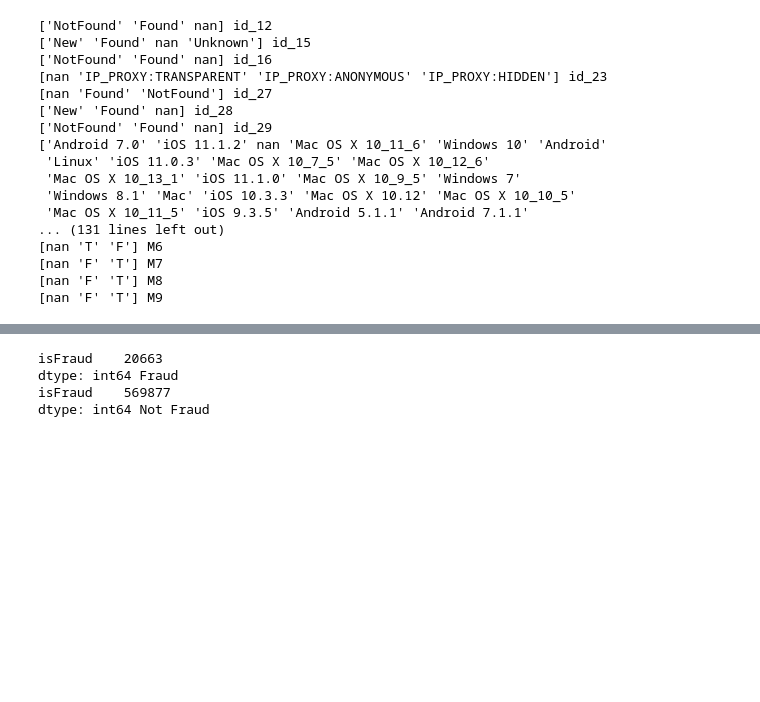
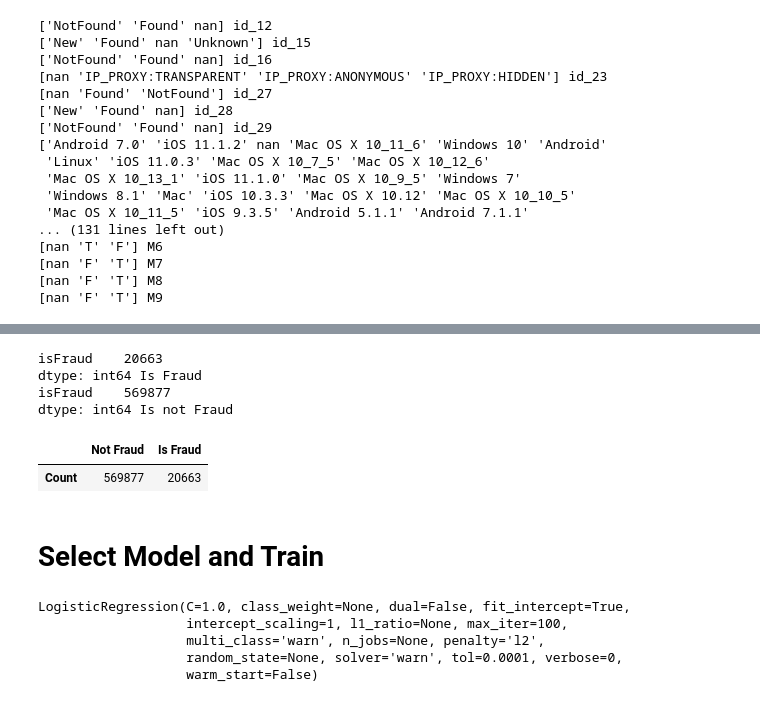
Before and after one commit to SugarfreeTX/kaggle, a Jupyter notebook: fraud_detection.ipynb, the cells around one changed output, grey strips where cells are left out. Drawn from its saved outputs; the diff is of its cells as text; code cells hidden in the pictures; blank space fills up the shorter version.

```diff
--- a/fraud_detection.ipynb
+++ b/fraud_detection.ipynb
@@ -229,10 +267,27 @@ find_unique(object_columns)
 # %%
 # How many transactions were found to be fraud?
 
-print(y_train[y_train['isFraud']== 1].count(), 'Fraud')
-print(y_train[y_train['isFraud']== 0].count(), 'Not Fraud')
+# print(train[train['isFraud']== 1].count(), 'Fraud')
+# print(train[train['isFraud']== 0].count(), 'Not Fraud')
+
+fraud_column = train[['isFraud']]
+# fraud_column.head()
+is_fraud = fraud_column[fraud_column['isFraud']==1]
+not_fraud = fraud_column[fraud_column['isFraud']==0]
+print(is_fraud.count(), 'Is Fraud')
+print(not_fraud.count(), 'Is not Fraud')
 # %% [output]
 isFraud    20663
-dtype: int64 Fraud
+dtype: int64 Is Fraud
 isFraud    569877
-dtype: int64 Not Fraud
+dtype: int64 Is not Fraud
+# %%
+fraud_df = pd.DataFrame({
+    "Not Fraud": not_fraud.count(),
+    "Is Fraud": is_fraud.count(),
+})
+
+fraud_df.rename(index={'isFraud': 'Count'})
+# %% [output]
+|  | Not Fraud | Is Fraud |
+| Count | 569877 | 20663 |
@@ -238,0 +324,14 @@ dtype: int64 Not Fraud
+# %% [markdown]
+# Select Model and Train
+# %%
+from sklearn.linear_model import LogisticRegression
+
+log_clf = LogisticRegression()
+
+log_clf.fit(X_trainsformed, y_train)
+# %% [output]
+LogisticRegression(C=1.0, class_weight=None, dual=False, fit_intercept=True,
+                   intercept_scaling=1, l1_ratio=None, max_iter=100,
+                   multi_class='warn', n_jobs=None, penalty='l2',
+                   random_state=None, solver='warn', tol=0.0001, verbose=0,
+                   warm_start=False)
```
Also changed, not shown: parts of 11 cells of this notebook.
